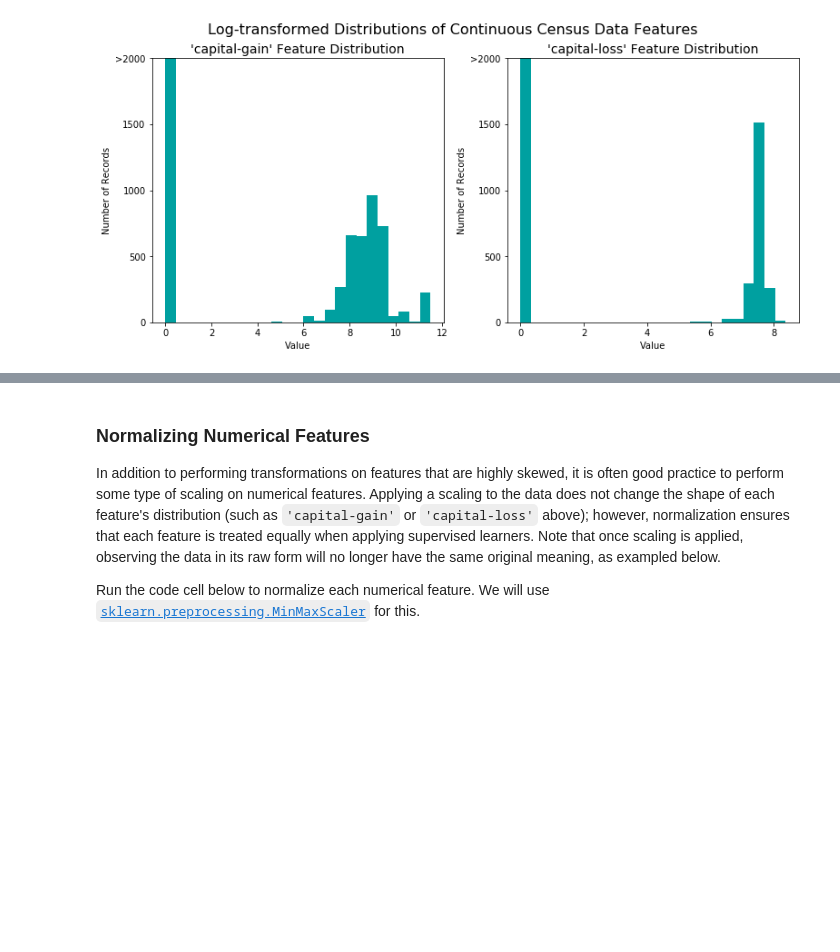
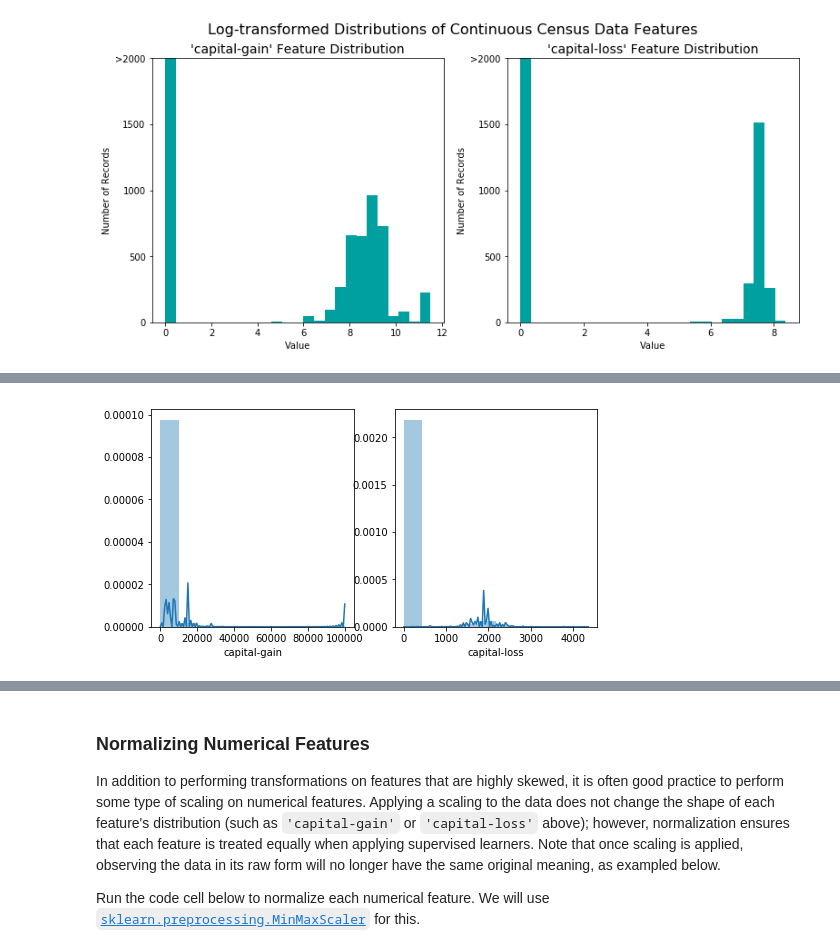
Before and after one commit to jayurbain/data-science-nanodegree, a Jupyter notebook: DSND_Term1/projects/p1_charityml/finding_donors.ipynb, the cells around one changed output, grey strips where cells are left out. Cells and saved outputs as stored; diff of their text form; code cells hidden in the pictures; blank space fills up the shorter version.

```diff
--- a/DSND_Term1/projects/p1_charityml/finding_donors.ipynb
+++ b/DSND_Term1/projects/p1_charityml/finding_donors.ipynb
@@ -126,0 +148,6 @@ vs.distribution(features_log_transformed, transformed = True)
+# %%
+f, ax = plt.subplots(1,2,figsize=(8,4))
+vis4 = sns.distplot(df["capital-gain"],bins=10, ax=ax[0])
+vis5 = sns.distplot(df["capital-loss"],bins=10, ax=ax[1])
+# %% [output]
+[figure, added]
```
Also changed, not shown: parts of 40 cells of this notebook, 1 other file.
